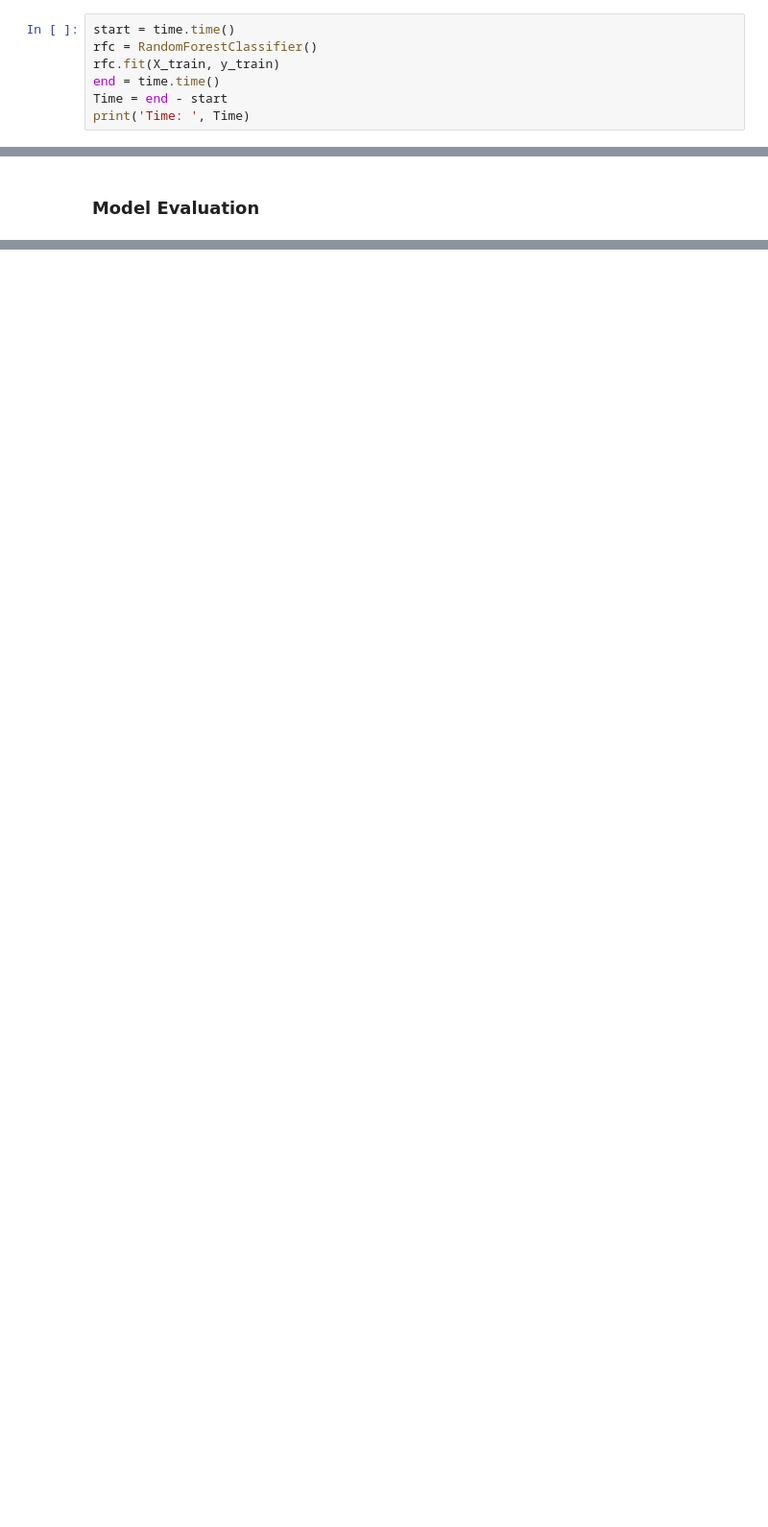
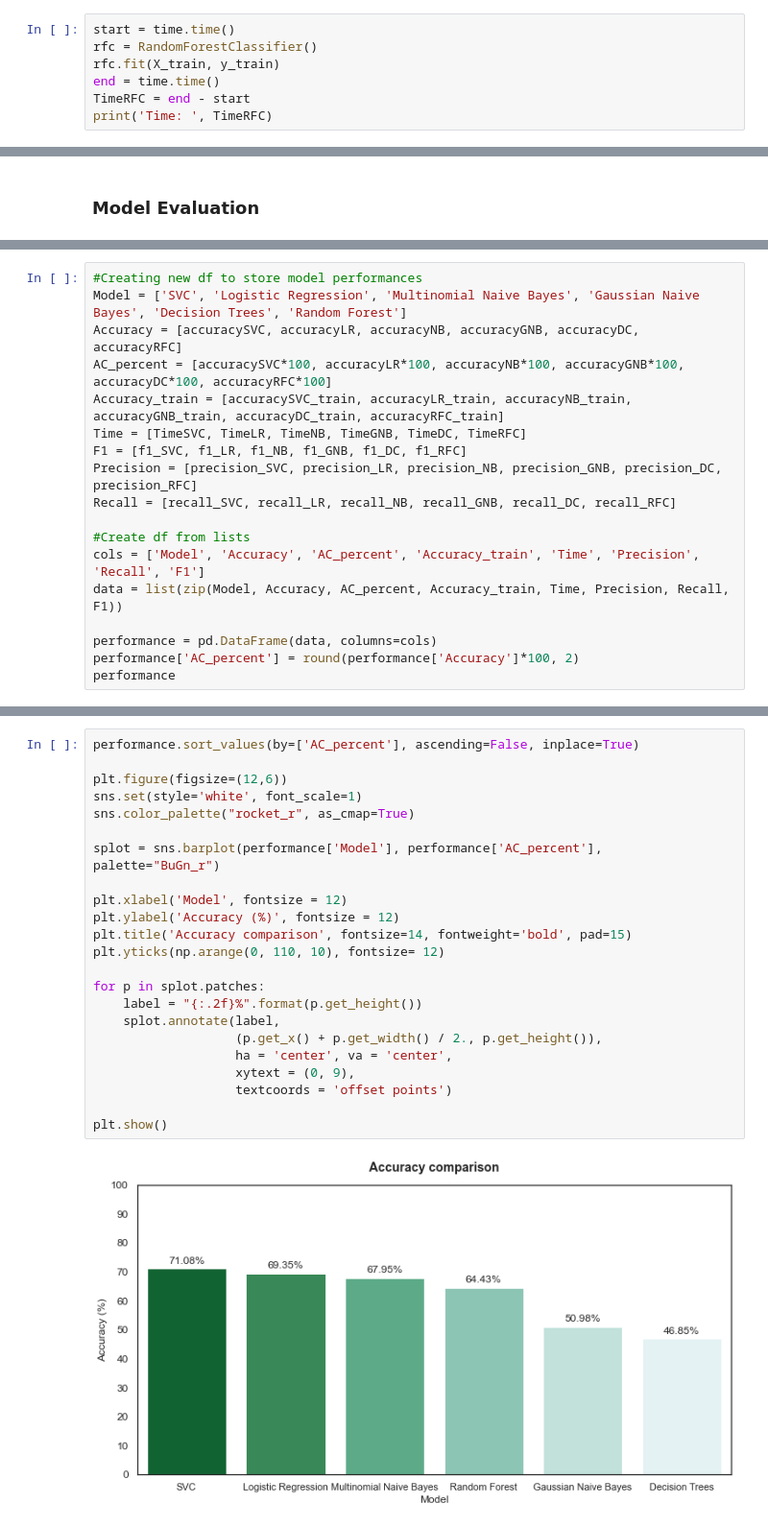
Before and after one commit to mona-piya/DS-portfolio-s1-2021-MonaMunegan, a Jupyter notebook: Portfolio 3.ipynb, the cells around one changed output, grey strips where cells are left out. Shown at 96% size. Drawn from its saved outputs; the diff is of its cells as text; blank space fills up the shorter version.

```diff
--- a/Portfolio 3.ipynb
+++ b/Portfolio 3.ipynb
@@ -485,6 +374,6 @@ start = time.time()
 rfc = RandomForestClassifier()
 rfc.fit(X_train, y_train)
 end = time.time()
-Time = end - start
-print('Time: ', Time)
+TimeRFC = end - start
+print('Time: ', TimeRFC)
 # %% [output]
@@ -610,0 +438,18 @@ Genre:  Science Fiction
+# %%
+#Creating new df to store model performances
+Model = ['SVC', 'Logistic Regression', 'Multinomial Naive Bayes', 'Gaussian Naive Bayes', 'Decision Trees', 'Random Forest']
+Accuracy = [accuracySVC, accuracyLR, accuracyNB, accuracyGNB, accuracyDC, accuracyRFC]
+AC_percent = [accuracySVC*100, accuracyLR*100, accuracyNB*100, accuracyGNB*100, accuracyDC*100, accuracyRFC*100]
+Accuracy_train = [accuracySVC_train, accuracyLR_train, accuracyNB_train, accuracyGNB_train, accuracyDC_train, accuracyRFC_train]
+Time = [TimeSVC, TimeLR, TimeNB, TimeGNB, TimeDC, TimeRFC]
+F1 = [f1_SVC, f1_LR, f1_NB, f1_GNB, f1_DC, f1_RFC]
+Precision = [precision_SVC, precision_LR, precision_NB, precision_GNB, precision_DC, precision_RFC]
+Recall = [recall_SVC, recall_LR, recall_NB, recall_GNB, recall_DC, recall_RFC]
+
+#Create df from lists
+cols = ['Model', 'Accuracy', 'AC_percent', 'Accuracy_train', 'Time', 'Precision', 'Recall', 'F1']
+data = list(zip(Model, Accuracy, AC_percent, Accuracy_train, Time, Precision, Recall, F1))
+
+performance = pd.DataFrame(data, columns=cols)
+performance['AC_percent'] = round(performance['Accuracy']*100, 2)
+performance
@@ -610,0 +476,25 @@ Genre:  Science Fiction
+# %%
+performance.sort_values(by=['AC_percent'], ascending=False, inplace=True)
+
+plt.figure(figsize=(12,6))
+sns.set(style='white', font_scale=1)
+sns.color_palette("rocket_r", as_cmap=True)
+
+splot = sns.barplot(performance['Model'], performance['AC_percent'], palette="BuGn_r")
+
+plt.xlabel('Model', fontsize = 12)
+plt.ylabel('Accuracy (%)', fontsize = 12)
+plt.title('Accuracy comparison', fontsize=14, fontweight='bold', pad=15)
+plt.yticks(np.arange(0, 110, 10), fontsize= 12)
+
+for p in splot.patches:
+    label = "{:.2f}%".format(p.get_height())
+    splot.annotate(label,
+                   (p.get_x() + p.get_width() / 2., p.get_height()),
+                   ha = 'center', va = 'center',
+                   xytext = (0, 9),
+                   textcoords = 'offset points')
+
+plt.show()
+# %% [output]
+[figure, added]
```
Also changed, not shown: parts of 73 cells of this notebook.
